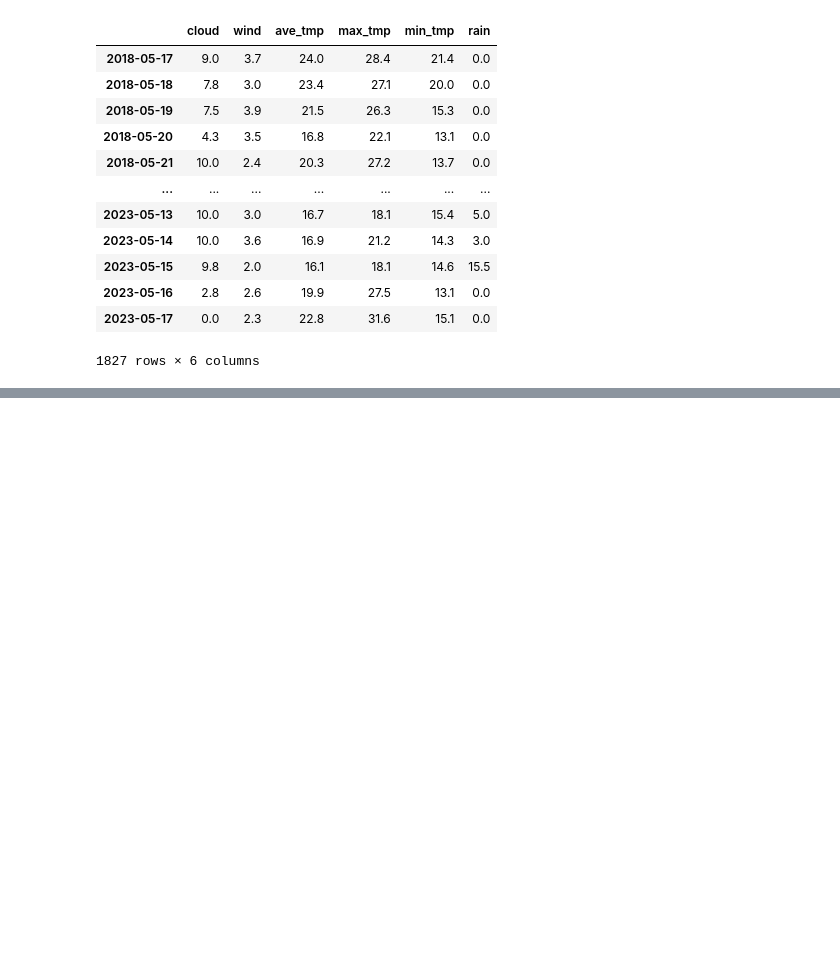
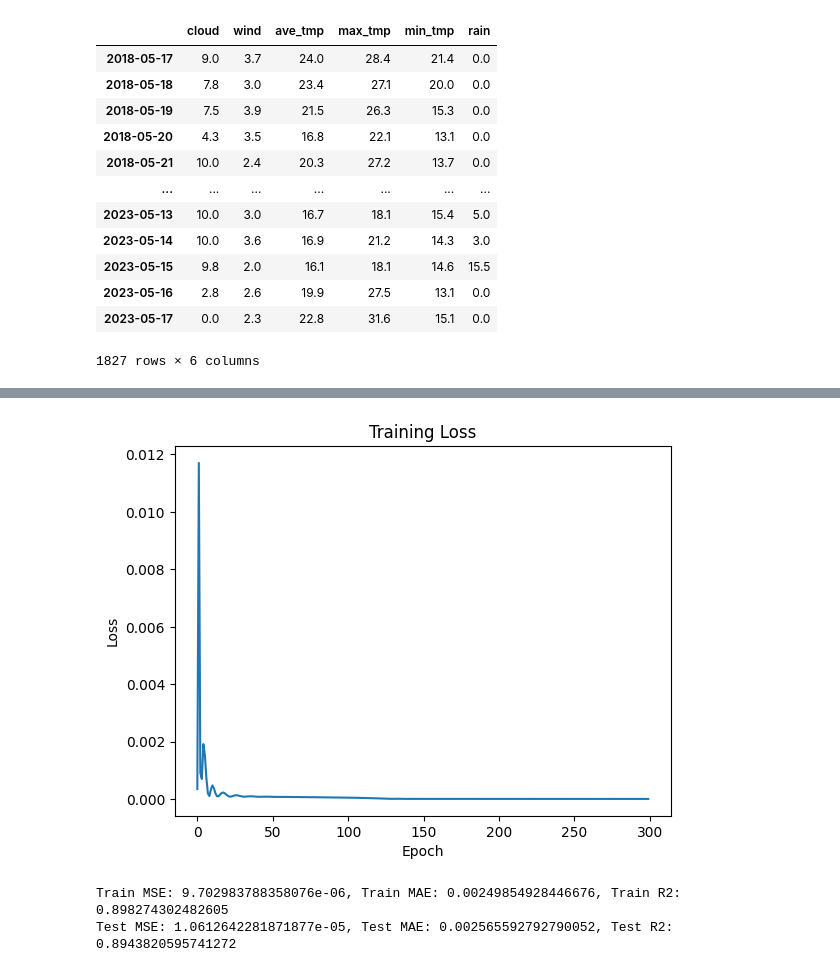
Before and after one commit to ryoww/PBL_stock, a Jupyter notebook: test_LSTM/test_lstm.ipynb, the cells around one changed output, grey strips where cells are left out. Cells and saved outputs as stored; diff of their text form; code cells hidden in the pictures; blank space fills up the shorter version.

```diff
--- a/test_LSTM/test_lstm.ipynb
+++ b/test_LSTM/test_lstm.ipynb
@@ -85,0 +49,4 @@ memory usage: 85.8 KB
+# %%
+norm = lambda r: r / np.linalg.norm(r)
+data = pd.DataFrame({col: norm(df[col]) for col in ['cloud', 'wind', 'ave_tmp', 'max_tmp', 'min_tmp', 'rain']})
+data.info()
@@ -100,3 +78,8 @@ train_loader = DataLoader(dataset, batch_size=4, shuffle=True)
+# %%
+train_data = torch.tensor(train, dtype=torch.float32)
+train_labels = torch.tensor(train_labels, dtype=torch.float32)
+test_data = torch.tensor(test, dtype=torch.float32)
+test_labels = torch.tensor(test_labels, dtype=torch.float32)
 # %%
 class MyLSTM(nn.Module):
     def __init__(self, feature_size, hidden_dim, n_layers):
@@ -172,0 +120,29 @@ TypeError: LSTM.forward() takes from 2 to 3 positional arguments but 4 were give
+# %%
+net.to(device)
+train_data, train_labels = train_data.to(device), train_labels.to(device)
+
+# TensorBoardの設定を行います
+log_dir = f"runs/experiment_{datetime.now().strftime('%Y-%m-%d_%H-%M-%S')}"
+writer = SummaryWriter(log_dir)
+# %%
+epochs = 300
+loss_history = []
+
+for epoch in tqdm(range(epochs), desc="Training Epochs"):
+    net.train()
+    optimizer.zero_grad()
+    output = net(train_data)
+    loss = criterion(output.squeeze(), train_labels)
+    loss.backward()
+    optimizer.step()
+    loss_history.append(loss.item())
+    # TensorBoardに損失を記録
+    writer.add_scalar('Loss/train', loss.item(), epoch)
+
+    if (epoch+1) % 10 == 0:
+        print(f'Epoch {epoch+1}/{epochs}, Loss: {loss.item()}')
+
+writer.close()
+
+model_path = 'lstm_model.pth'
+torch.save(net.state_dict(), model_path)
@@ -172,0 +163,9 @@ TypeError: LSTM.forward() takes from 2 to 3 positional arguments but 4 were give
+# %%
+# 損失の履歴を表示する
+plt.plot(loss_history)
+plt.xlabel('Epoch')
+plt.ylabel('Loss')
+plt.title('Training Loss')
+plt.show()
+# %% [output]
+[figure, added]
@@ -172,0 +191,19 @@ TypeError: LSTM.forward() takes from 2 to 3 positional arguments but 4 were give
+# %%
+train_mse = mse(train_labels.cpu().numpy(), predicted_train_plot)
+train_mae = mae(train_labels.cpu().numpy(), predicted_train_plot)
+train_r2 = r2(train_labels.cpu().numpy(), predicted_train_plot)
+
+test_mse = mse(test_labels.cpu().numpy(), predicted_test_plot)
+test_mae = mae(test_labels.cpu().numpy(), predicted_test_plot)
+test_r2 = r2(test_labels.cpu().numpy(), predicted_test_plot)
+
+print(f'Train MSE: {train_mse}, Train MAE: {train_mae}, Train R2: {train_r2}')
+print(f'Test MSE: {test_mse}, Test MAE: {test_mae}, Test R2: {test_r2}')
+
+new_model_path = f'./models/{datetime.now().strftime("%m-%d_%H-%M-%S")}-{test_r2:.3f}-{test_mse:.2e}.pth'
+torch.save(net.state_dict(), new_model_path)
+
+os.remove(model_path)
+# %% [output]
+Train MSE: 9.702983788358076e-06, Train MAE: 0.00249854928446676, Train R2: 0.898274302482605
+Test MSE: 1.0612642281871877e-05, Test MAE: 0.002565592792790052, Test R2: 0.8943820595741272
```
Also changed, not shown: parts of 14 cells of this notebook.
